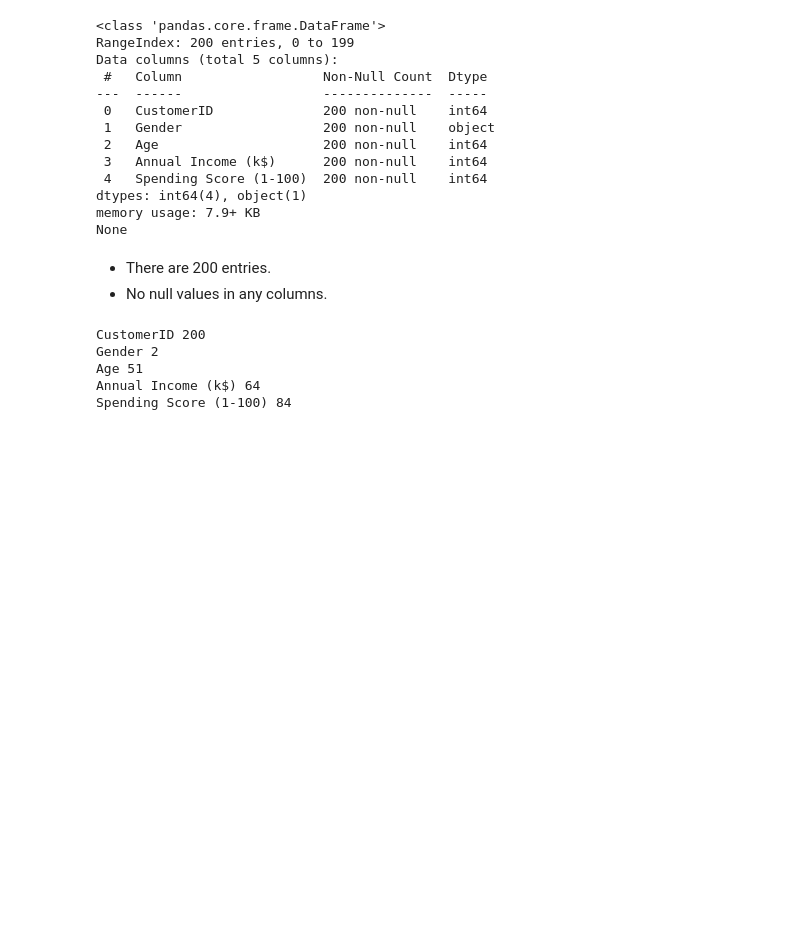
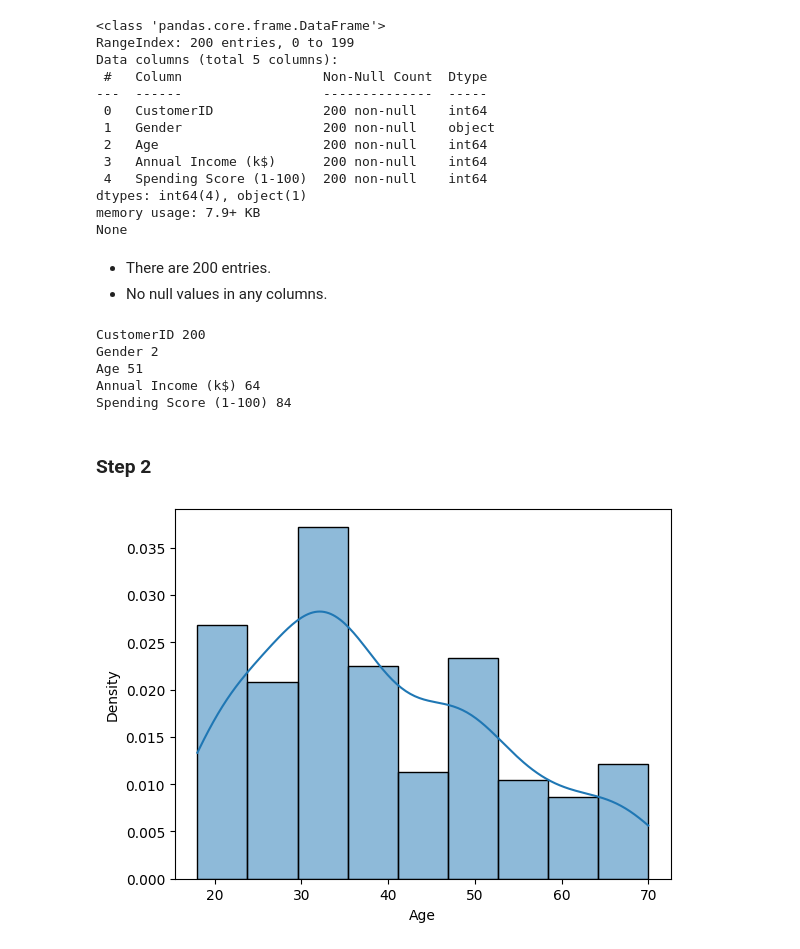
Before and after one commit to gordonnguyen/data-science-1, a Jupyter notebook: hw4/hw4.ipynb, the cells around one changed output. Saved outputs shown, nothing was run; the diff lists cells and outputs as text; code cells hidden in the pictures; blank space fills up the shorter version.

Commit message:
charts

```diff
--- a/hw4/hw4.ipynb
+++ b/hw4/hw4.ipynb
@@ -44,3 +44,10 @@ Gender 2
 Age 51
 Annual Income (k$) 64
 Spending Score (1-100) 84
+# %% [markdown]
+### Step 2 ###
+# %%
+sns.histplot(x=df['Age'], kde=True, stat='density')
+plt.show()
+# %% [output]
+[figure, added]
```
Also changed, not shown: parts of 4 cells of this notebook.
